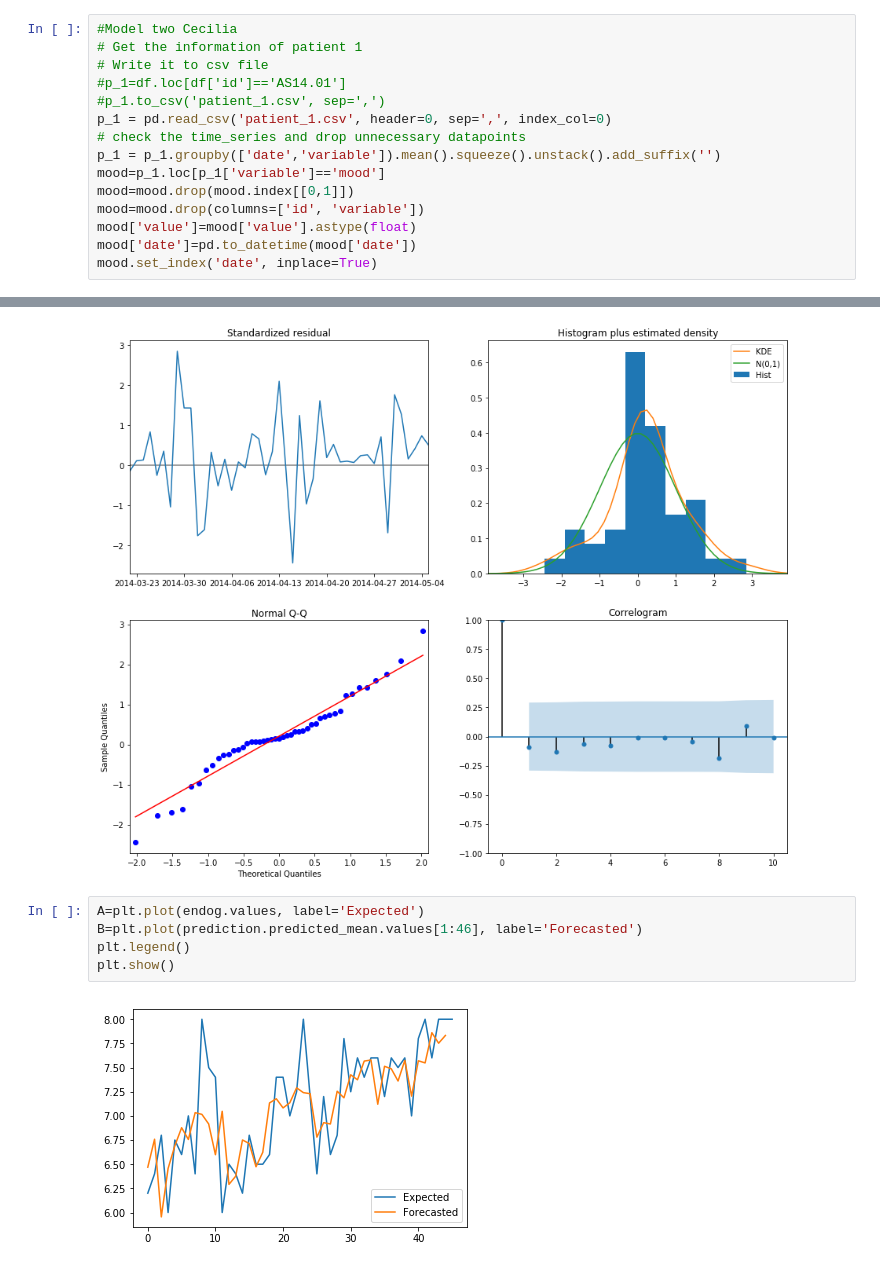
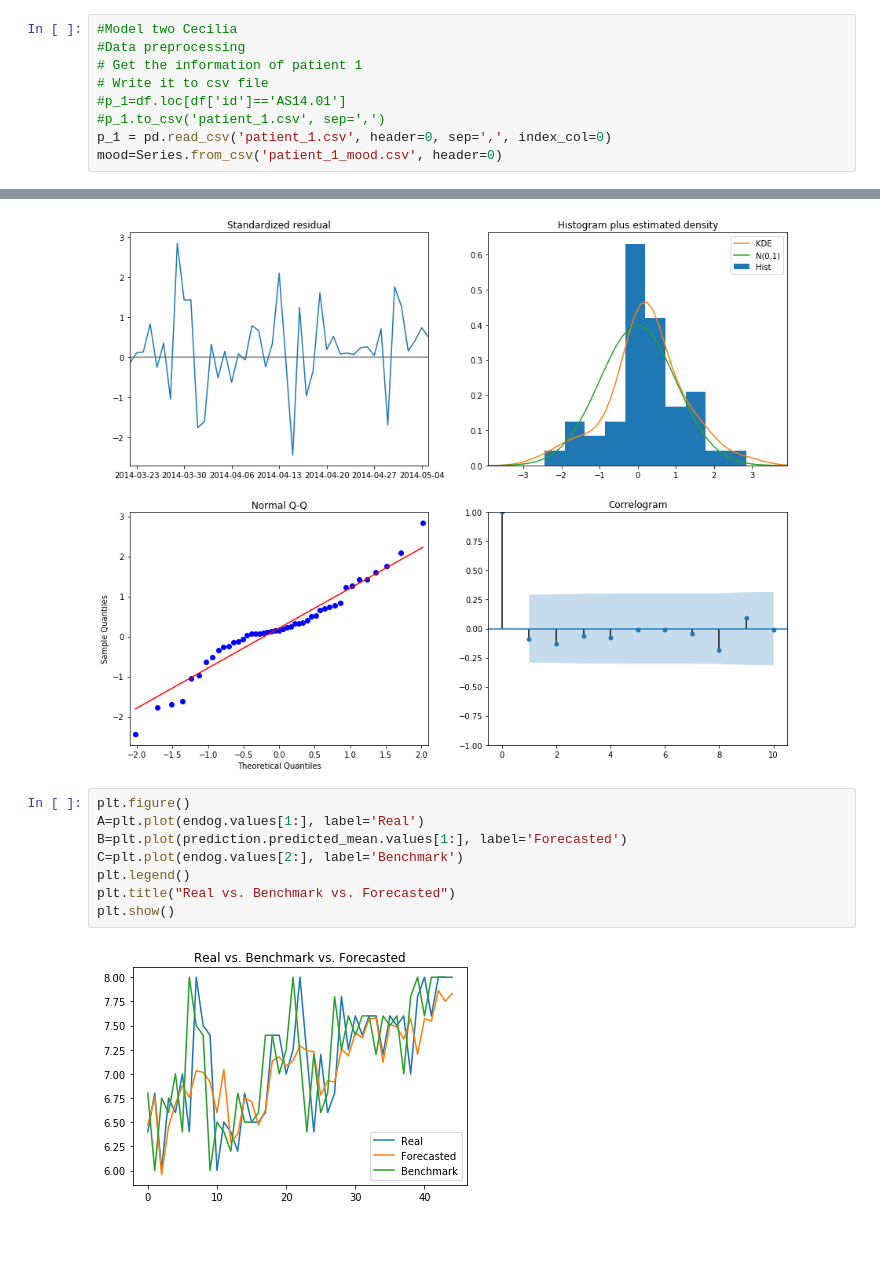
Before and after one commit to felicienveldema/DataMT, a Jupyter notebook: Assignment1_ARIMA_SARIMA.ipynb, the cells around one changed output, grey strips where cells are left out. Saved outputs shown, nothing was run; the diff lists cells and outputs as text; blank space fills up the shorter version.

```diff
--- a/Assignment1_ARIMA_SARIMA.ipynb
+++ b/Assignment1_ARIMA_SARIMA.ipynb
@@ -203,15 +204,9 @@ from statsmodels.tsa.statespace.sarimax import SARIMAX
 # %%
 #Model two Cecilia
+#Data preprocessing
 # Get the information of patient 1
 # Write it to csv file
 #p_1=df.loc[df['id']=='AS14.01']
 #p_1.to_csv('patient_1.csv', sep=',')
 p_1 = pd.read_csv('patient_1.csv', header=0, sep=',', index_col=0)
-# check the time_series and drop unnecessary datapoints
-p_1 = p_1.groupby(['date','variable']).mean().squeeze().unstack().add_suffix('')
-mood=p_1.loc[p_1['variable']=='mood']
-mood=mood.drop(mood.index[[0,1]])
-mood=mood.drop(columns=['id', 'variable'])
-mood['value']=mood['value'].astype(float)
-mood['date']=pd.to_datetime(mood['date'])
-mood.set_index('date', inplace=True)
+mood=Series.from_csv('patient_1_mood.csv', header=0)
@@ -444,9 +442,12 @@ res.plot_diagnostics(figsize=(15, 12))
 # %% [output]
 [figure]
 # %%
-A=plt.plot(endog.values, label='Expected')
-B=plt.plot(prediction.predicted_mean.values[1:46], label='Forecasted')
+plt.figure()
+A=plt.plot(endog.values[1:], label='Real')
+B=plt.plot(prediction.predicted_mean.values[1:], label='Forecasted')
+C=plt.plot(endog.values[2:], label='Benchmark')
 plt.legend()
+plt.title("Real vs. Benchmark vs. Forecasted")
 plt.show()
 # %% [output]
-[figure, old version]
+[figure, new version]
```
Also changed, not shown: parts of 32 cells of this notebook, 3 other files.
